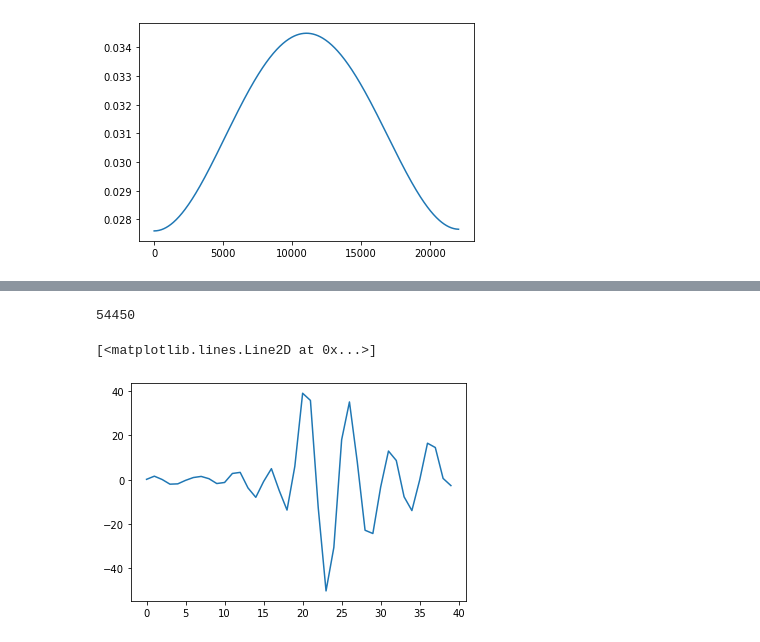
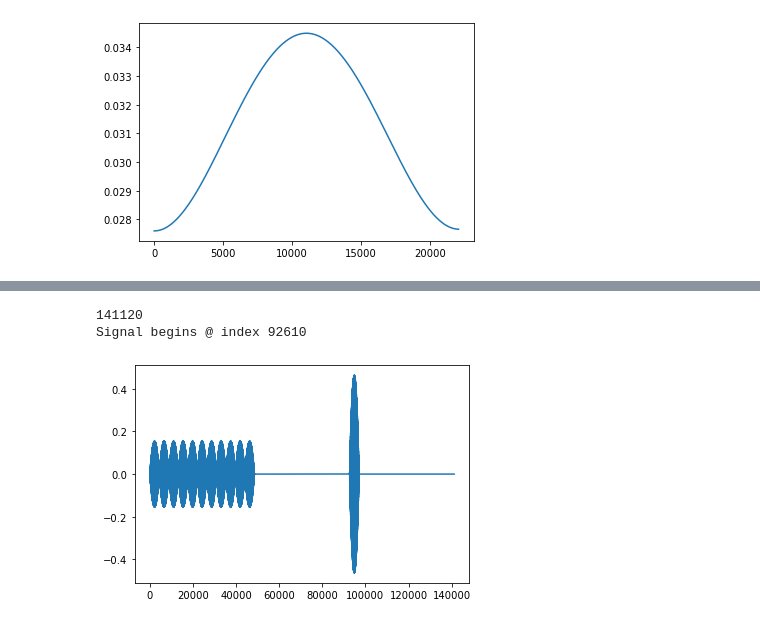
Before and after one commit to JingbiaoMei/Cambridge-Blue-Noise, a Jupyter notebook: Chirps.ipynb, the cells around one changed output, grey strips where cells are left out. Cells and saved outputs as stored; diff of their text form; code cells hidden in the pictures.

Commit message:
New sync file

```diff
--- a/Chirps.ipynb
+++ b/Chirps.ipynb
@@ -278,8 +242,14 @@ plt.plot(conv)
-# %%
-b_max = np.argmax(conv)
-print(b_max)
-plt.plot(conv[b_max-20:b_max+20])
-# %% [output]
-54450
-[<matplotlib.lines.Line2D at 0x...>]
-[figure, removed]
+# %%
+ch = chirp_signal
+barker_chirp = np.concatenate((ch, ch, ch, -ch, -ch, -ch, ch, -ch, -ch, ch, -ch), axis=None)
+barker_rev = np.flip(barker_chirp)
+sync_tst = np.concatenate((barker_chirp, np.zeros(1*fs), 3*ch, np.zeros(1*fs)), axis=None)
+print(len(sync_tst))
+sd.play(sync_tst, fs)
+sf.write('sync_tst3.wav', sync_tst, fs)
+plt.plot(sync_tst)
+print("Signal begins @ index", len(barker_chirp)+fs)
+# %% [output]
+141120
+Signal begins @ index 92610
+[figure, added]
```
Also changed, not shown: parts of 11 cells of this notebook, 6 other files.
